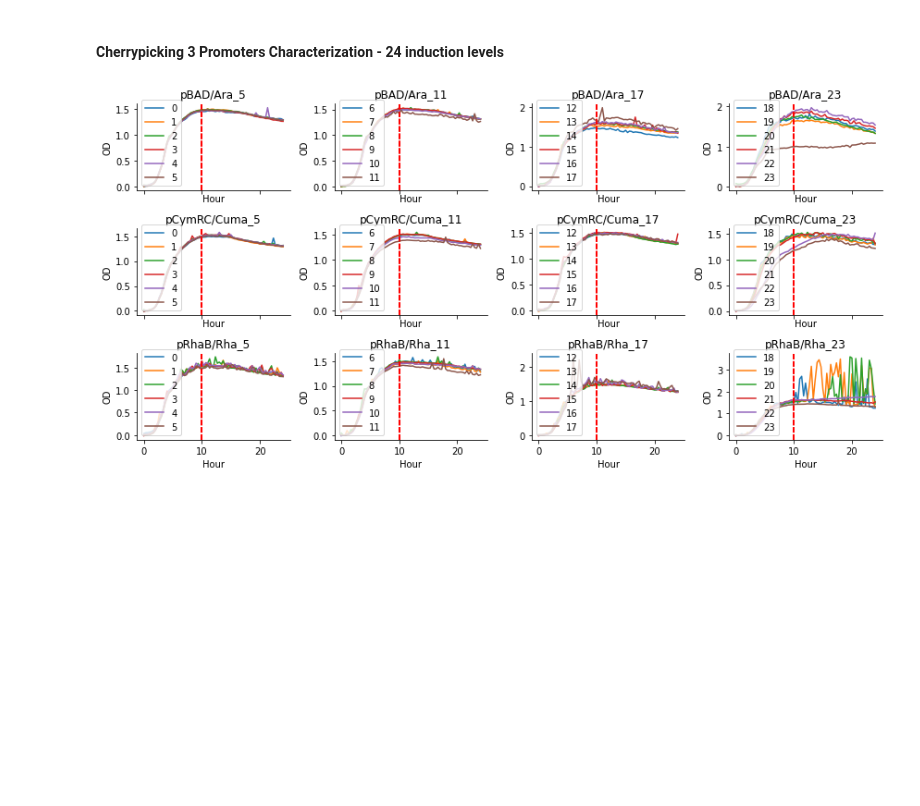
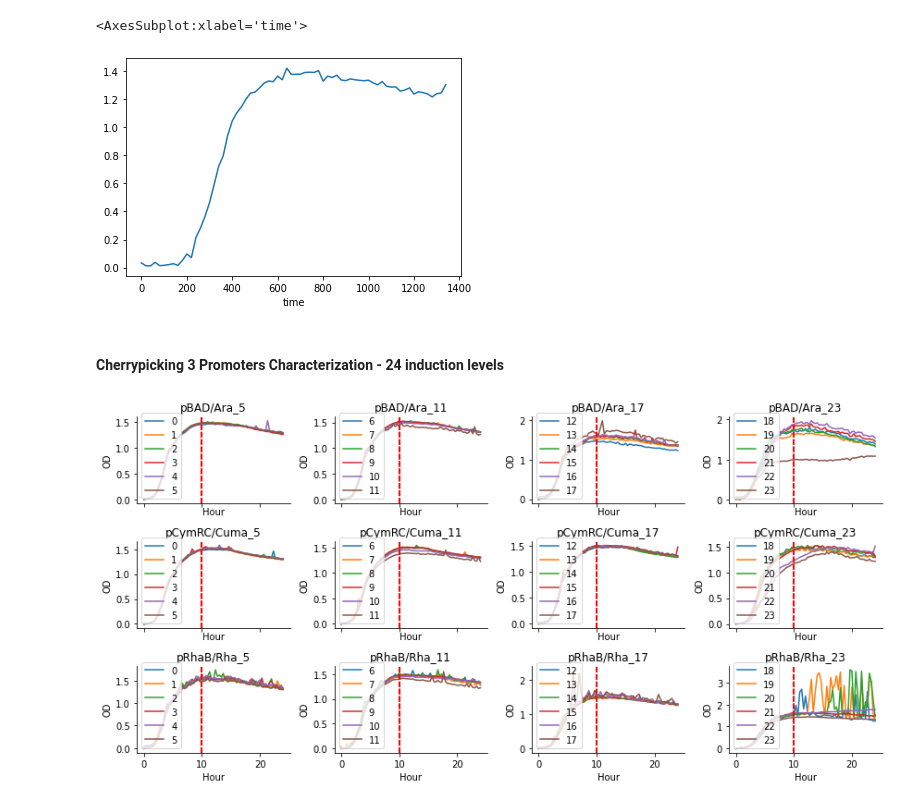
Before and after one commit to rmardian/intein-based-circuits, a Jupyter notebook: Promoters Characterization.ipynb, the cells around one changed output. Cells and saved outputs as stored; diff of their text form; code cells hidden in the pictures; blank space fills up the shorter version.

```diff
--- a/Promoters Characterization.ipynb
+++ b/Promoters Characterization.ipynb
@@ -28,0 +63,5 @@ gates = ['e11x32STPhoRadA', 'e15x32NpuSspS2', 'e16x33NrdA2', 'e20x32gp411', 'e32
+# %%
+ods['positive-control-amp_0'].plot()
+# %% [output]
+<AxesSubplot:xlabel='time'>
+[figure, added]
```
Also changed, not shown: parts of 7 cells of this notebook, 12 other files.
